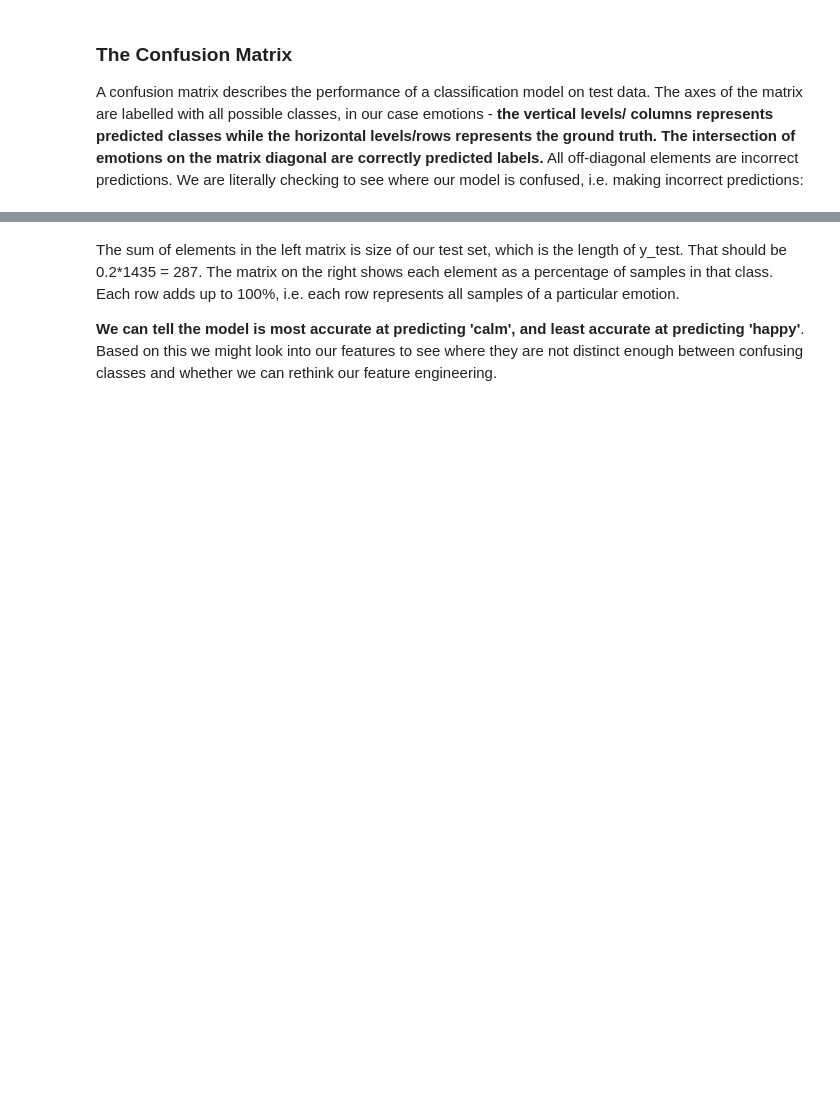
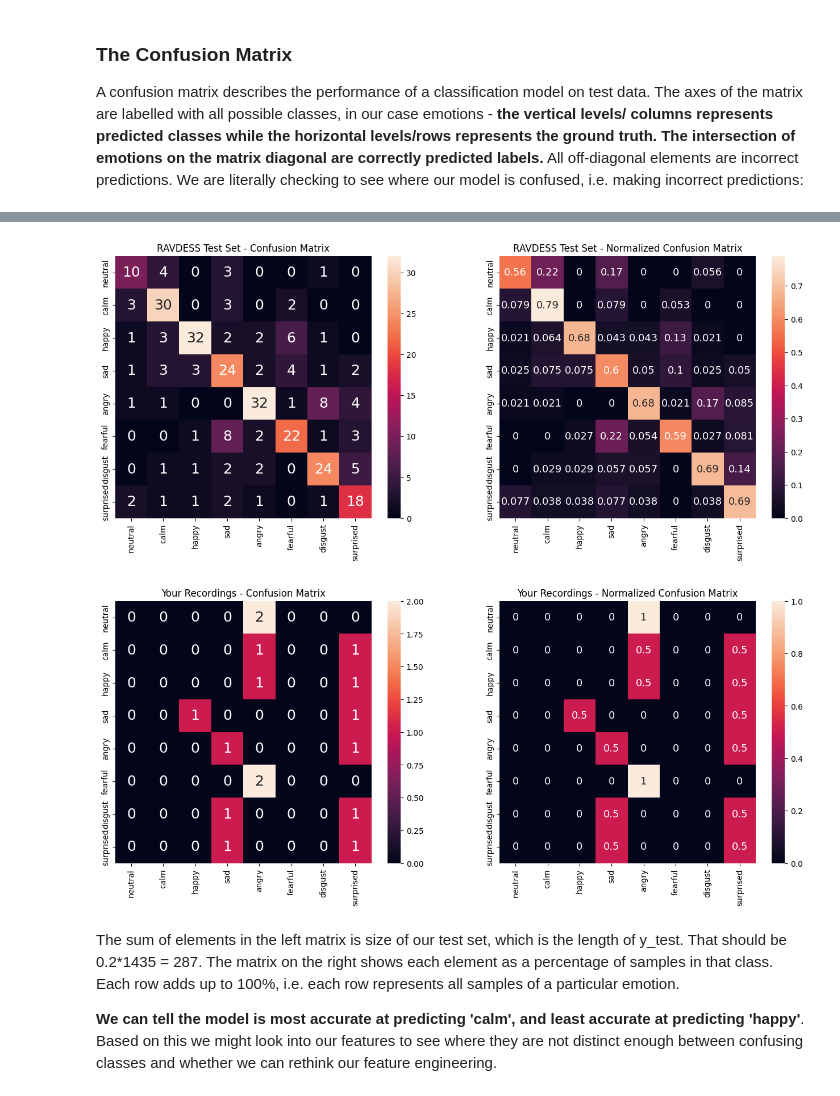
Before and after one commit to abbeyperley/Week4-NeuralNetworks, a Jupyter notebook: Week4__Neural_Networks.ipynb, the cells around one changed output, grey strips where cells are left out. Drawn from its saved outputs; the diff is of its cells as text; code cells hidden in the pictures; blank space fills up the shorter version.

```diff
--- a/Week4__Neural_Networks.ipynb
+++ b/Week4__Neural_Networks.ipynb
@@ -679,3 +683,60 @@ plt.show()
+# %%
+#Emotions in the RAVDESS dataset
+emotions_dict ={
+  '01':'neutral',
+  '02':'calm',
+  '03':'happy',
+  '04':'sad',
+  '05':'angry',
+  '06':'fearful',
+  '07':'disgust',
+  '08':'surprised'
+}
+# %%
+from sklearn.metrics import confusion_matrix
+import seaborn as sn
+
+# Define emotion_list and emotion_name if not already defined
+# This assumes the order of emotions is consistent with emotions_dict
+emotion_list = list(emotions_dict.values())
+emotion_name = list(emotions_dict.values())
+
+# FIRST CONFUSION MATRIX: Original RAVDESS test set
+ravdess_predictions = model.predict(X_test)  # X_test from your train_test_split
+ravdess_groundtruth = y_test
+
+conf_matrix_ravdess = confusion_matrix(ravdess_groundtruth, ravdess_predictions, labels=emotion_list)
+conf_matrix_ravdess_norm = confusion_matrix(ravdess_groundtruth, ravdess_predictions, normalize='true', labels=emotion_list)
+
+# Plot RAVDESS confusion matrix
+plt.figure(figsize=(16,6))
+plt.subplot(1,2,1)
+plt.title('RAVDESS Test Set - Confusion Matrix')
+sn.heatmap(pd.DataFrame(conf_matrix_ravdess, index=emotion_name, columns=emotion_name), annot=True, annot_kws={"size": 18})
+plt.subplot(1,2,2)
+plt.title('RAVDESS Test Set - Normalized Confusion Matrix')
+sn.heatmap(pd.DataFrame(conf_matrix_ravdess_norm, index=emotion_name, columns=emotion_name), annot=True, annot_kws={"size": 13})
+plt.show()
+
+# SECOND CONFUSION MATRIX: Your recordings
+test_emotion_predictions = model.predict(featuresNewData_scaled)
+test_emotion_groundtruth = emotionsNewData
+
+conf_matrix_yours = confusion_matrix(test_emotion_groundtruth, test_emotion_predictions, labels=emotion_list)
+conf_matrix_yours_norm = confusion_matrix(test_emotion_groundtruth, test_emotion_predictions, normalize='true', labels=emotion_list)
+
+# Plot your recordings confusion matrix
+plt.figure(figsize=(16,6))
+plt.subplot(1,2,1)
+plt.title('Your Recordings - Confusion Matrix')
+sn.heatmap(pd.DataFrame(conf_matrix_yours, index=emotion_name, columns=emotion_name), annot=True, annot_kws={"size": 18})
+plt.subplot(1,2,2)
+plt.title('Your Recordings - Normalized Confusion Matrix')
+sn.heatmap(pd.DataFrame(conf_matrix_yours_norm, index=emotion_name, columns=emotion_name), annot=True, annot_kws={"size": 13})
+plt.show()
+# %% [output]
+[figure, added]
+[figure, added]
 # %% [markdown]
 The sum of elements in the left matrix is size of our test set, which is the length of y_test. That should be 0.2*1435 = 287. The matrix on the right shows each element as a percentage of samples in that class. Each row adds up to 100%, i.e. each row represents all samples of a particular emotion.
 
```
Also changed, not shown: parts of 9 cells of this notebook.
